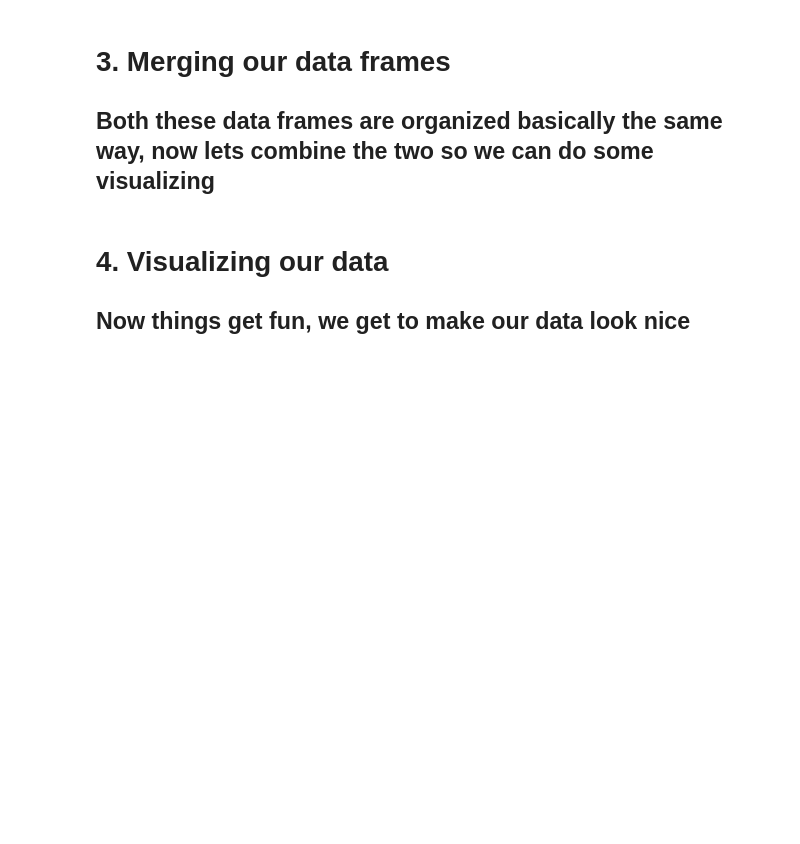
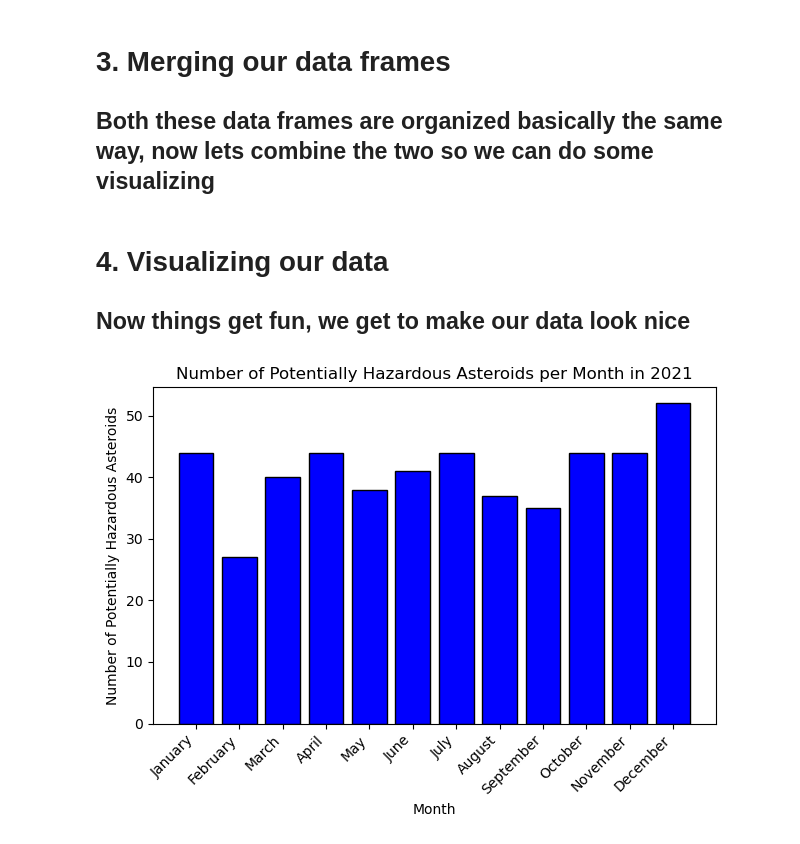
Before and after one commit to thisguyneil/yearlyNeoWsdata, a Jupyter notebook: yearlyNeoWsdata.ipynb, the cells around one changed output. Saved outputs shown, nothing was run; the diff lists cells and outputs as text; code cells hidden in the pictures; blank space fills up the shorter version.

Commit message:
added graphs and plots

```diff
--- a/yearlyNeoWsdata.ipynb
+++ b/yearlyNeoWsdata.ipynb
@@ -239,3 +263,38 @@ combined_df.reset_index(drop=True, inplace=True)
 # 4. Visualizing our data
 
 ## Now things get fun, we get to make our data look nice
+# %%
+# Let's start with a simple bar graph of potentially hazardous asteroids, per month, for the year 2021
+# We can also create our 2022 values as well
+
+# Create copies of the dataframes to avoid the SettingWithCopyWarning
+hazardous21_df_copy = hazardous21_df.copy()
+hazardous22_df_copy = hazardous22_df.copy()
+
+# Convert the Date column to datetime objects and extract the month for both years
+hazardous21_df_copy['Date'] = pd.to_datetime(hazardous21_df_copy['Date']).dt.date
+hazardous21_df_copy['month'] = pd.to_datetime(hazardous21_df_copy['Date']).dt.month
+
+hazardous22_df_copy['Date'] = pd.to_datetime(hazardous22_df_copy['Date']).dt.date
+hazardous22_df_copy['month'] = pd.to_datetime(hazardous22_df_copy['Date']).dt.month
+
+# Group the data by month for both years to get the counts for each month
+hazardous_counts_per_month_2021 = hazardous21_df_copy['month'].value_counts().sort_index()
+hazardous_counts_per_month_2022 = hazardous22_df_copy['month'].value_counts().sort_index()
+
+# Create the bar graph
+months = [calendar.month_name[i] for i in range(1, 13)]
+
+plt.bar(months, hazardous_counts_per_month_2021, color='blue', edgecolor='black')
+
+plt.xlabel('Month')
+plt.ylabel('Number of Potentially Hazardous Asteroids')
+plt.title('Number of Potentially Hazardous Asteroids per Month in 2021')
+
+# Now we rotate the x-axis tick labels by 45 degrees for better readability
+plt.xticks(rotation=45, ha='right')
+
+plt.tight_layout()
+plt.show()
+# %% [output]
+[figure, added]
```
Also changed, not shown: parts of 8 cells of this notebook.
